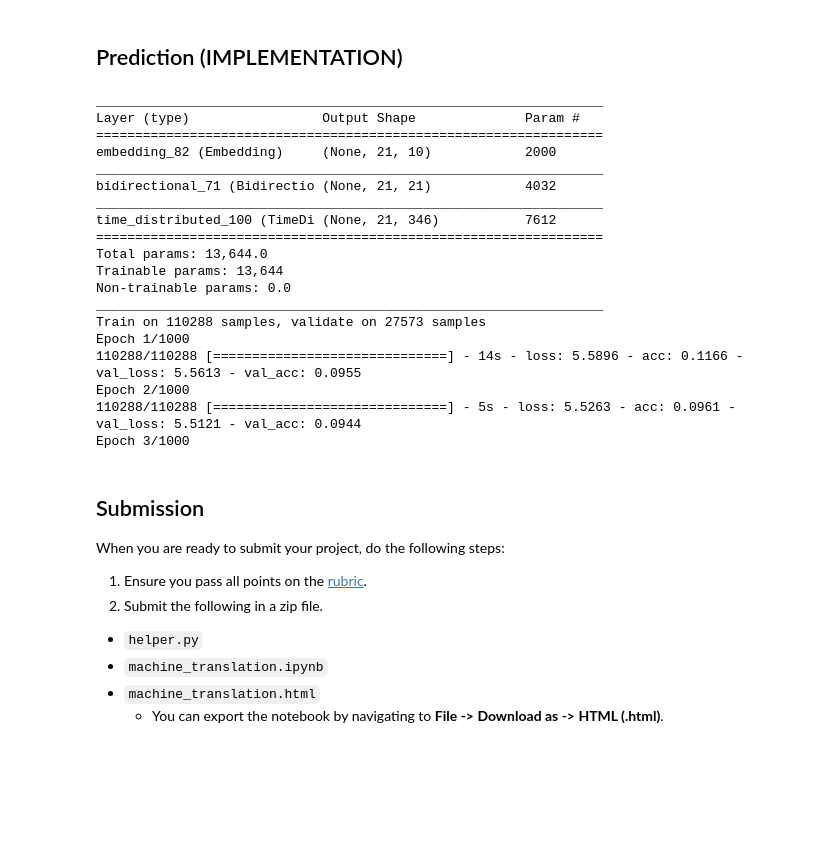
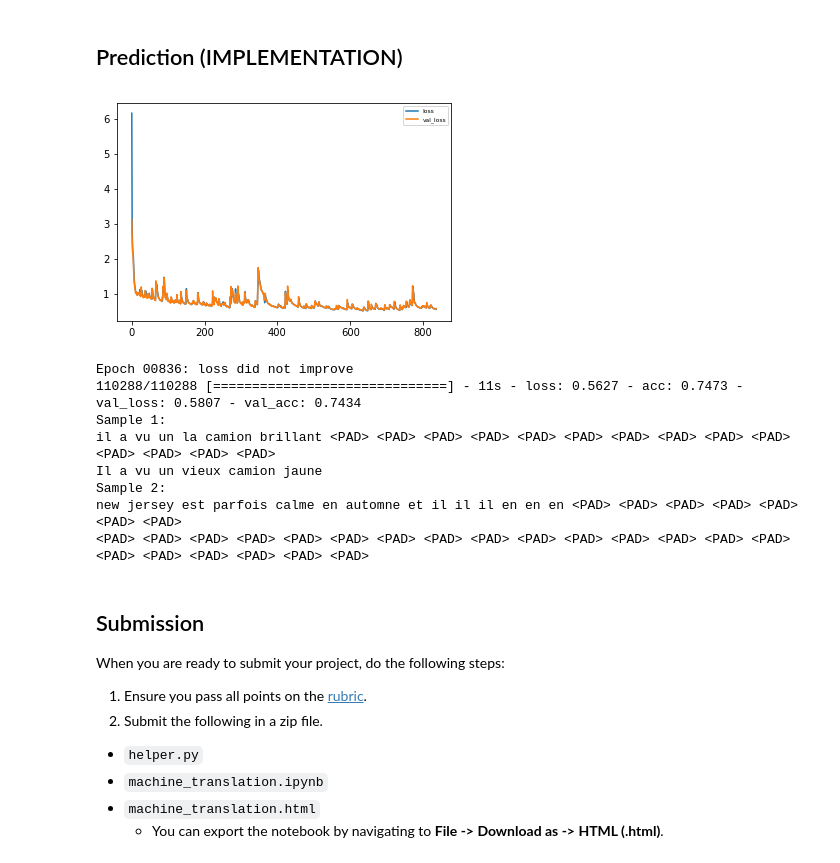
Before and after one commit to thoaionline/aind2-nlp-capstone, a Jupyter notebook: machine_translation.ipynb, the cells around one changed output. Cells and saved outputs as stored; diff of their text form; code cells hidden in the pictures; blank space fills up the shorter version.

```diff
--- a/machine_translation.ipynb
+++ b/machine_translation.ipynb
@@ -673,73 +781,70 @@ def final_predictions(x, y, x_tk, y_tk):
     :param y_tk: French tokenizer
     """
     # TODO: Train neural network using model_final
-    output_length = max(x.shape[1],y.shape[1])
-    x = pad(x,output_length)
-    y = pad(y,output_length)
+    x = pad(x,y.shape[1])
+
     model = model_final(
         padded_x.shape,
-        output_length,
-        len(english_tokenizer.word_index) + 1,
-        len(french_tokenizer.word_index) + 1
+        y.shape[1],
+        len(x_tk.word_index) + 1,
+        len(y_tk.word_index) + 1
     )
 
     weight_path = 'weights.model_final5.hdf5'
+
     checkpointer = ModelCheckpoint(
         filepath=weight_path,
-        save_best_only=True
+        save_best_only=True,
+        monitor='loss',
+        verbose=1
     )
-    earlystopper = EarlyStopping(min_delta=0.001,patience=100)
 
-    if os.path.isfile(weight_path):
-        model.load_weights(weight_path)
+    earlystopper = EarlyStopping(
+        min_delta=0.001,
+        patience=200,
+        #verbose=1,
+        monitor='loss'
+    )
 
     model.fit(
         x,y,
-        batch_size=4096,
-        epochs=1000,
         validation_split=0.2,
-        callbacks=[checkpointer, earlystopper]
+        batch_size=10000, # Push as much data as possible per batch as our GPU can handle. This is 1/3 of all training data.
+        epochs=10000,
+        callbacks=[PlotLosses(),checkpointer,earlystopper]
     )
+
+    model.load_weights(weight_path) # Reload best weights
 
     ## DON'T EDIT ANYTHING BELOW THIS LINE
     y_id_to_word = {value: key for key, value in y_tk.word_index.items()}
     y_id_to_word[0] = '<PAD>'
 
     sentence = 'he saw a old yellow truck'
     sentence = [x_tk.word_index[word] for word in sentence.split()]
     sentence = pad_sequences([sentence], maxlen=x.shape[-1], padding='post')
     sentences = np.array([sentence[0], x[0]])
     predictions = model.predict(sentences, len(sentences))
 
     print('Sample 1:')
     print(' '.join([y_id_to_word[np.argmax(x)] for x in predictions[0]]))
     print('Il a vu un vieux camion jaune')
     print('Sample 2:')
     print(' '.join([y_id_to_word[np.argmax(x)] for x in predictions[1]]))
-    print(' '.join([y_id_to_word[np.argmax(x)] for x in y[1]]))
+    print(' '.join([y_id_to_word[np.argmax(x)] for x in y[0]]))
 
 
 final_predictions(preproc_english_sentences, preproc_french_sentences, english_tokenizer, french_tokenizer)
 # %% [output]
+[figure, added]
-_________________________________________________________________
-Layer (type)                 Output Shape              Param #
-=================================================================
-embedding_82 (Embedding)     (None, 21, 10)            2000
-_________________________________________________________________
-bidirectional_71 (Bidirectio (None, 21, 21)            4032
-_________________________________________________________________
-time_distributed_100 (TimeDi (None, 21, 346)           7612
-=================================================================
-Total params: 13,644.0
-Trainable params: 13,644
-Non-trainable params: 0.0
-_________________________________________________________________
-Train on 110288 samples, validate on 27573 samples
-Epoch 1/1000
-110288/110288 [==============================] - 14s - loss: 5.5896 - acc: 0.1166 - val_loss: 5.5613 - val_acc: 0.0955
-Epoch 2/1000
-110288/110288 [==============================] - 5s - loss: 5.5263 - acc: 0.0961 - val_loss: 5.5121 - val_acc: 0.0944
-Epoch 3/1000
+Epoch 00836: loss did not improve
+110288/110288 [==============================] - 11s - loss: 0.5627 - acc: 0.7473 - val_loss: 0.5807 - val_acc: 0.7434
+Sample 1:
+il a vu un la camion brillant <PAD> <PAD> <PAD> <PAD> <PAD> <PAD> <PAD> <PAD> <PAD> <PAD> <PAD> <PAD> <PAD> <PAD>
+Il a vu un vieux camion jaune
+Sample 2:
+new jersey est parfois calme en automne et il il il en en en <PAD> <PAD> <PAD> <PAD> <PAD> <PAD> <PAD>
+<PAD> <PAD> <PAD> <PAD> <PAD> <PAD> <PAD> <PAD> <PAD> <PAD> <PAD> <PAD> <PAD> <PAD> <PAD> <PAD> <PAD> <PAD> <PAD> <PAD> <PAD>
 # %% [markdown]
 ## Submission
 When you are ready to submit your project, do the following steps:
```
Also changed, not shown: parts of 22 cells of this notebook, 1 other file.
